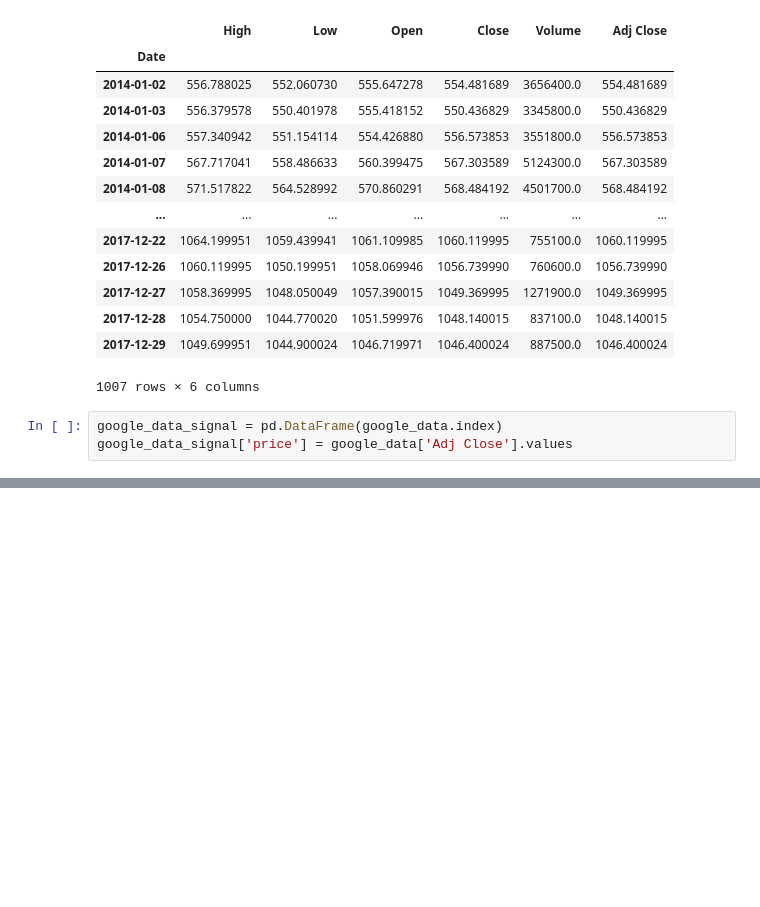
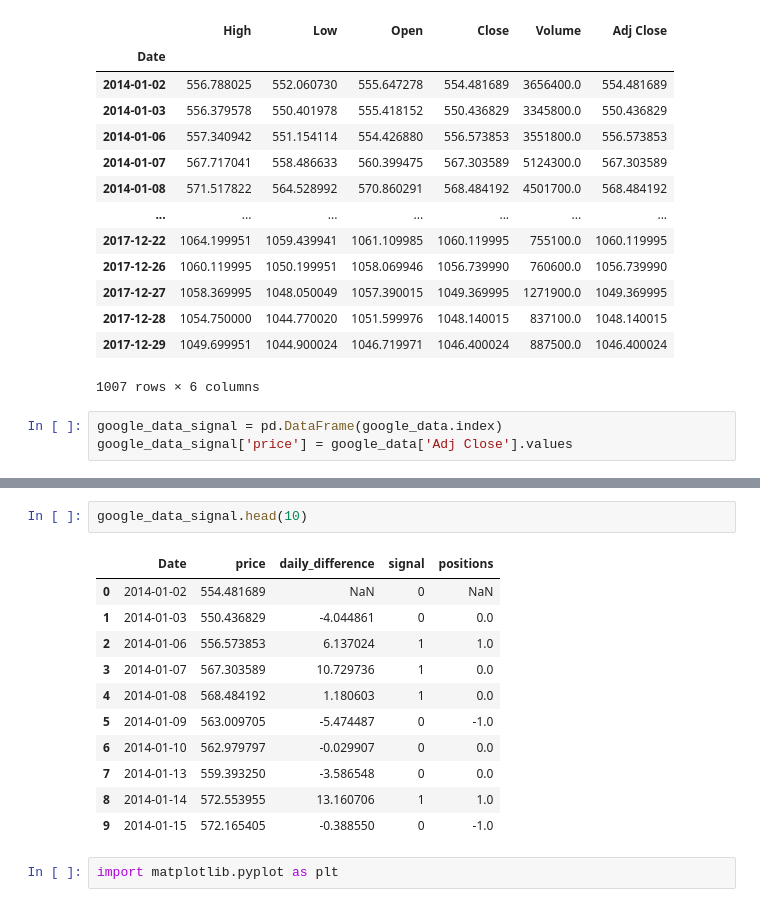
Before and after one commit to mostafaghadimi/algorithmic_trading, a Jupyter notebook: Algorithm.ipynb, the cells around one changed output, grey strips where cells are left out. Drawn from its saved outputs; the diff is of its cells as text; blank space fills up the shorter version.

```diff
--- a/Algorithm.ipynb
+++ b/Algorithm.ipynb
@@ -44,0 +49,16 @@ google_data_signal.head()
+# %%
+google_data_signal.head(10)
+# %% [output]
+|  | Date | price | daily_difference | signal | positions |
+| 0 | 2014-01-02 | 554.481689 | NaN | 0 | NaN |
+| 1 | 2014-01-03 | 550.436829 | -4.044861 | 0 | 0.0 |
+| 2 | 2014-01-06 | 556.573853 | 6.137024 | 1 | 1.0 |
+| 3 | 2014-01-07 | 567.303589 | 10.729736 | 1 | 0.0 |
+| 4 | 2014-01-08 | 568.484192 | 1.180603 | 1 | 0.0 |
+| 5 | 2014-01-09 | 563.009705 | -5.474487 | 0 | -1.0 |
+| 6 | 2014-01-10 | 562.979797 | -0.029907 | 0 | 0.0 |
+| 7 | 2014-01-13 | 559.393250 | -3.586548 | 0 | 0.0 |
+| 8 | 2014-01-14 | 572.553955 | 13.160706 | 1 | 1.0 |
+| 9 | 2014-01-15 | 572.165405 | -0.388550 | 0 | -1.0 |
+# %%
+import matplotlib.pyplot as plt
```
Also changed, not shown: parts of 7 cells of this notebook, 2 other files.
